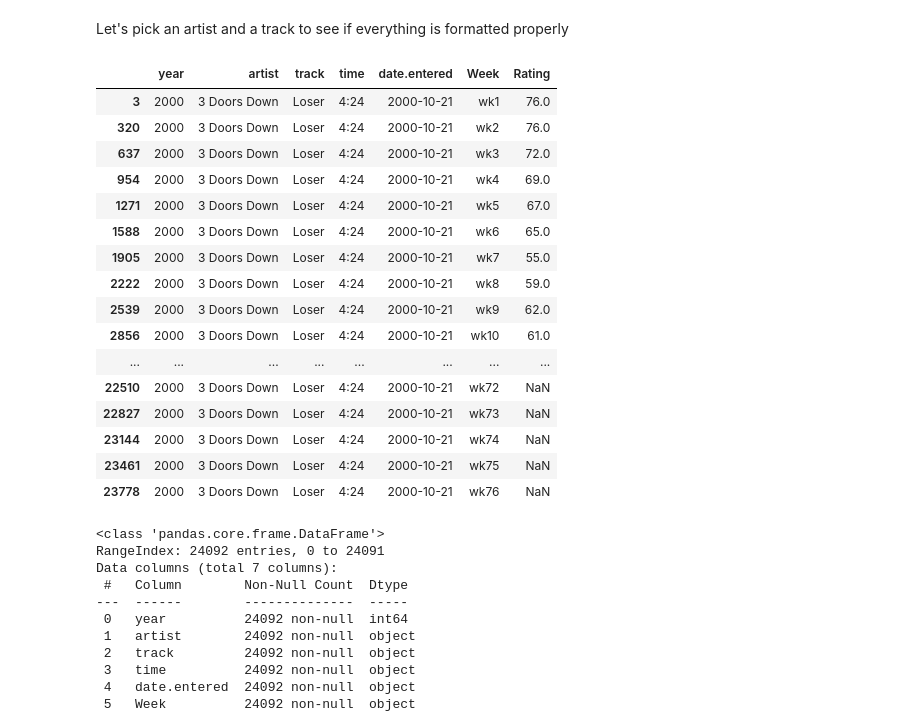
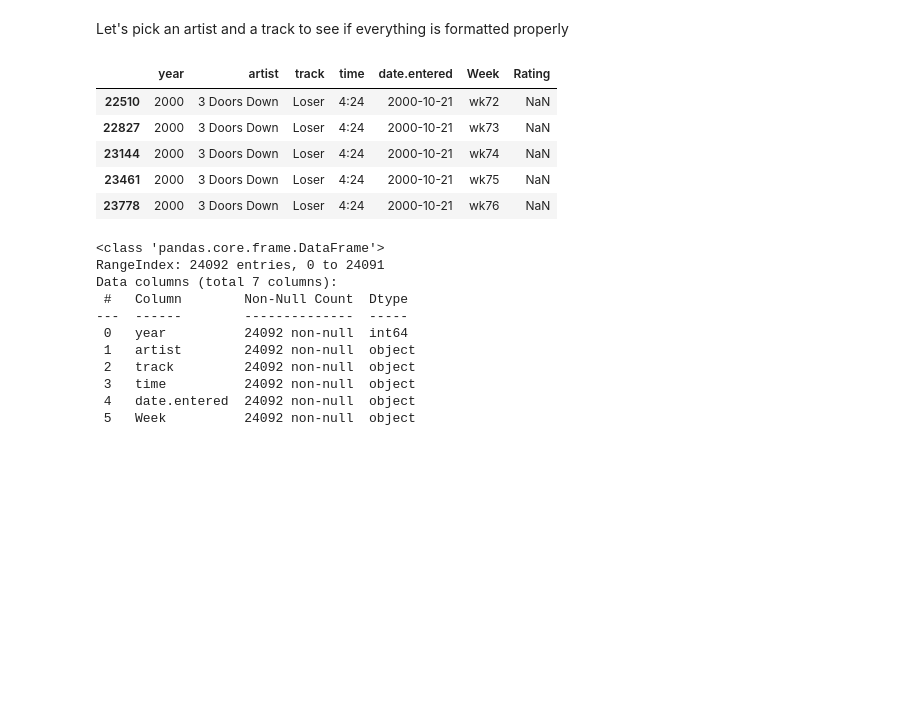
Before and after one commit to tw7366/Projects, a Jupyter notebook: Projects/Cleansing and Tidying Data.ipynb, the cells around one changed output. Saved outputs shown, nothing was run; the diff lists cells and outputs as text; code cells hidden in the pictures; blank space fills up the shorter version.

```diff
--- a/Projects/Cleansing and Tidying Data.ipynb
+++ b/Projects/Cleansing and Tidying Data.ipynb
@@ -102,22 +102,10 @@ melted_billboard.head()
 # %% [markdown]
 Let's pick an artist and a track to see if everything is formatted properly
 # %%
-pd.set_option('display.max_row', 76)
 melted_billboard.loc[(melted_billboard['artist'] == '3 Doors Down')&
-                     (melted_billboard['track'] == 'Loser')]
+                     (melted_billboard['track'] == 'Loser')].tail()
 # %% [output]
 |  | year | artist | track | time | date.entered | Week | Rating |
-| 3 | 2000 | 3 Doors Down | Loser | 4:24 | 2000-10-21 | wk1 | 76.0 |
-| 320 | 2000 | 3 Doors Down | Loser | 4:24 | 2000-10-21 | wk2 | 76.0 |
-| 637 | 2000 | 3 Doors Down | Loser | 4:24 | 2000-10-21 | wk3 | 72.0 |
-| 954 | 2000 | 3 Doors Down | Loser | 4:24 | 2000-10-21 | wk4 | 69.0 |
-| 1271 | 2000 | 3 Doors Down | Loser | 4:24 | 2000-10-21 | wk5 | 67.0 |
-| 1588 | 2000 | 3 Doors Down | Loser | 4:24 | 2000-10-21 | wk6 | 65.0 |
-| 1905 | 2000 | 3 Doors Down | Loser | 4:24 | 2000-10-21 | wk7 | 55.0 |
-| 2222 | 2000 | 3 Doors Down | Loser | 4:24 | 2000-10-21 | wk8 | 59.0 |
-| 2539 | 2000 | 3 Doors Down | Loser | 4:24 | 2000-10-21 | wk9 | 62.0 |
-| 2856 | 2000 | 3 Doors Down | Loser | 4:24 | 2000-10-21 | wk10 | 61.0 |
-| ... | ... | ... | ... | ... | ... | ... | ... |
 | 22510 | 2000 | 3 Doors Down | Loser | 4:24 | 2000-10-21 | wk72 | NaN |
 | 22827 | 2000 | 3 Doors Down | Loser | 4:24 | 2000-10-21 | wk73 | NaN |
 | 23144 | 2000 | 3 Doors Down | Loser | 4:24 | 2000-10-21 | wk74 | NaN |
```
Also changed, not shown: parts of 11 cells of this notebook.
